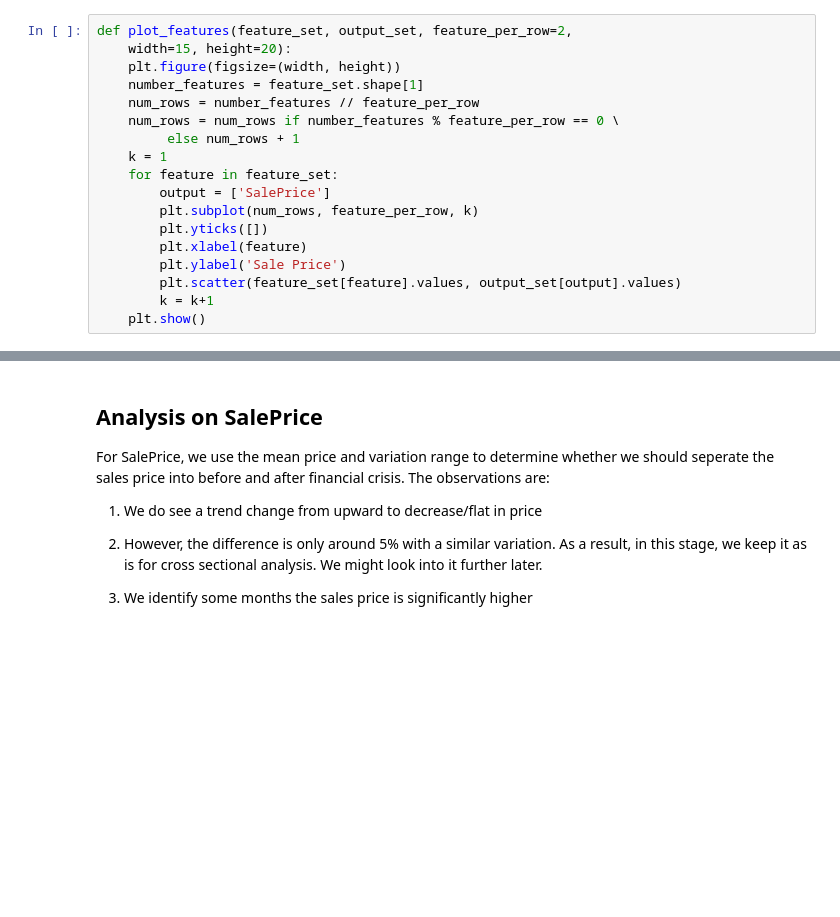
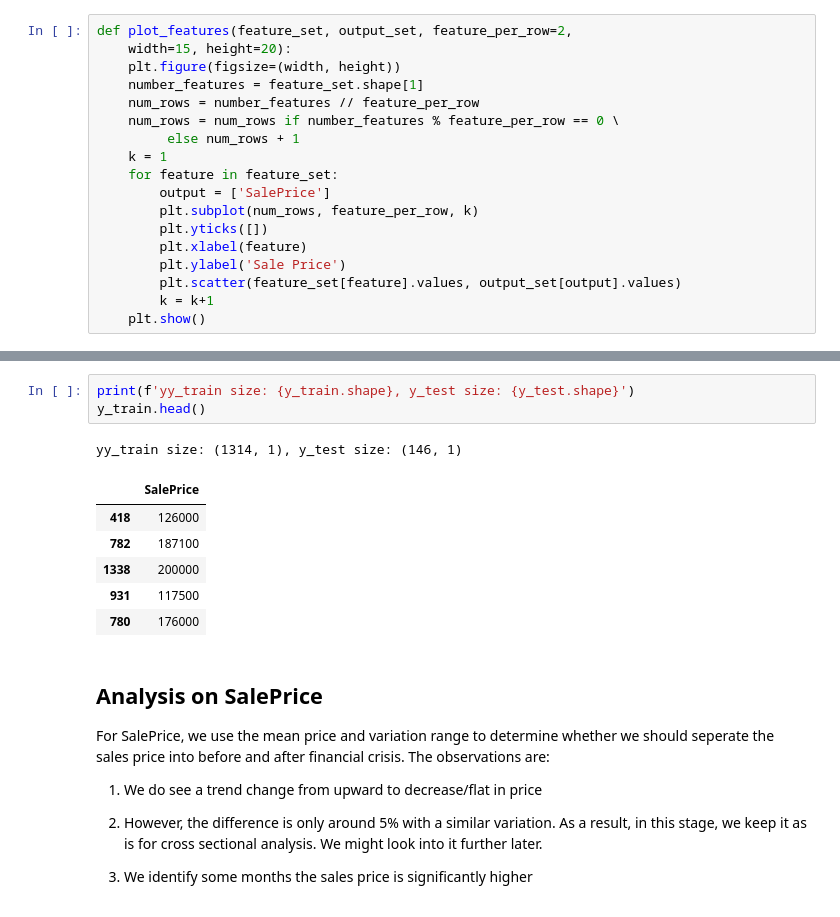
Before and after one commit to pmotameni/mids-w207-final-project, a Jupyter notebook: w207_consolidated.ipynb, the cells around one changed output, grey strips where cells are left out. Cells and saved outputs as stored; diff of their text form; blank space fills up the shorter version.

```diff
--- a/w207_consolidated.ipynb
+++ b/w207_consolidated.ipynb
@@ -368,3 +359,14 @@ The number of bathroom analysis shows that using the total number of bathrooms c
+# %%
+print(f'yy_train size: {y_train.shape}, y_test size: {y_test.shape}')
+y_train.head()
+# %% [output]
+yy_train size: (1314, 1), y_test size: (146, 1)
+|  | SalePrice |
+| 418 | 126000 |
+| 782 | 187100 |
+| 1338 | 200000 |
+| 931 | 117500 |
+| 780 | 176000 |
 # %% [markdown]
 ## Analysis on SalePrice
 
```
Also changed, not shown: parts of 33 cells of this notebook.
